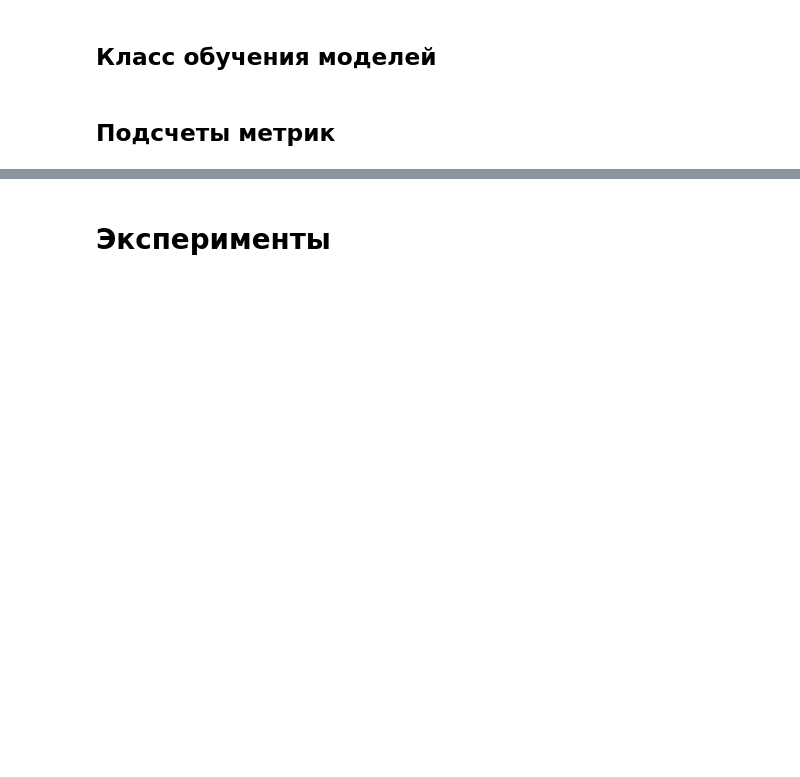
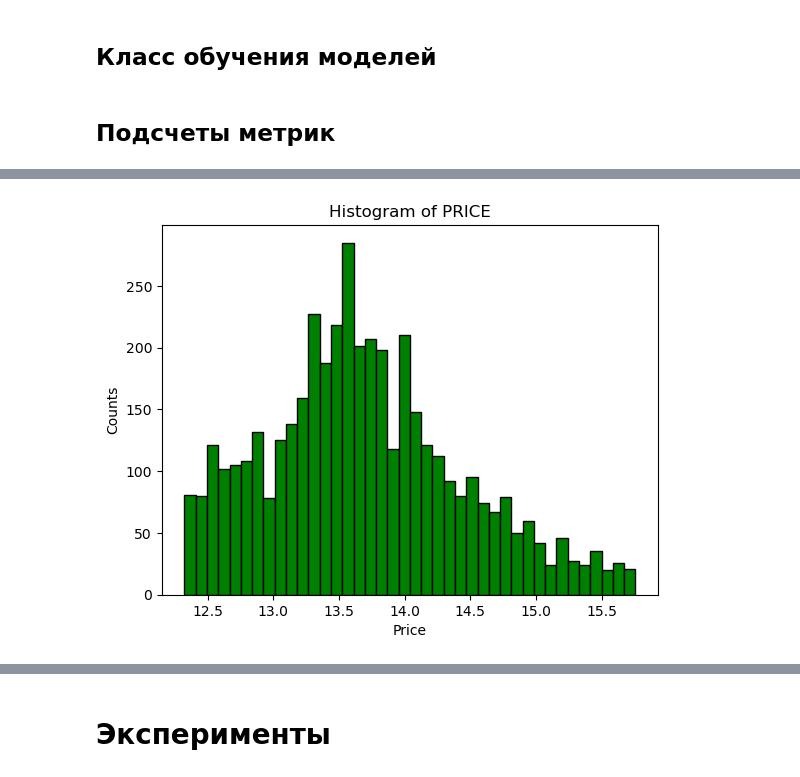
Before and after one commit to NickolayYakovchukfm/python_project, a Jupyter notebook: prediction_methods.ipynb, the cells around one changed output, grey strips where cells are left out. Saved outputs shown, nothing was run; the diff lists cells and outputs as text; code cells hidden in the pictures; blank space fills up the shorter version.

```diff
--- a/prediction_methods.ipynb
+++ b/prediction_methods.ipynb
@@ -318,0 +338,6 @@ def metrics_counter_without_exp(model_dict, X_train, y_train, X_test, y_test):
+# %%
+df['PRICE'] = np.log1p(df['PRICE'])
+
+price_histogram(df)
+# %% [output]
+[figure, added]
```
Also changed, not shown: parts of 12 cells of this notebook.
